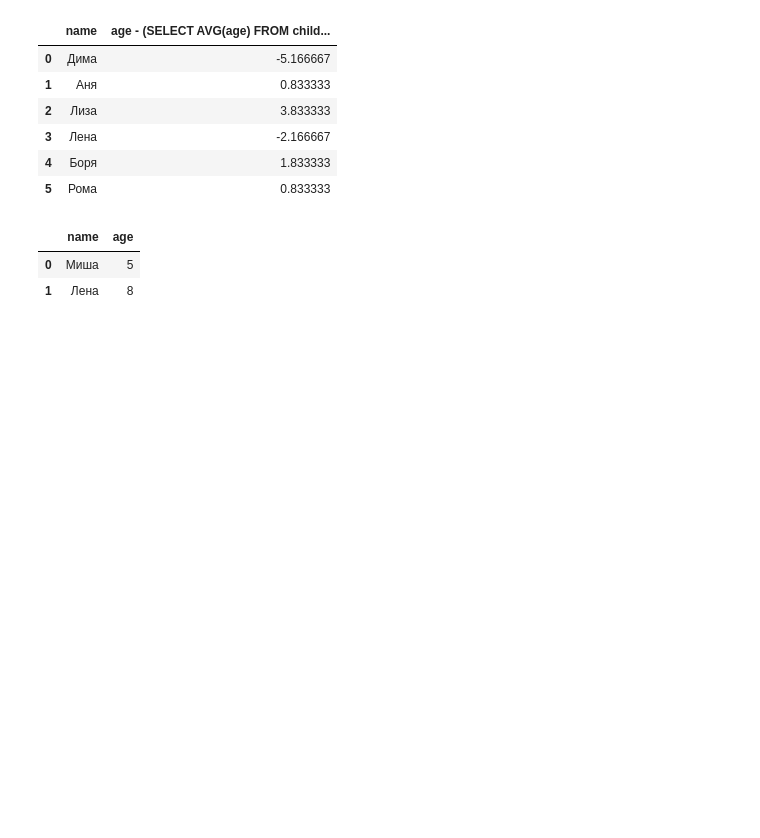
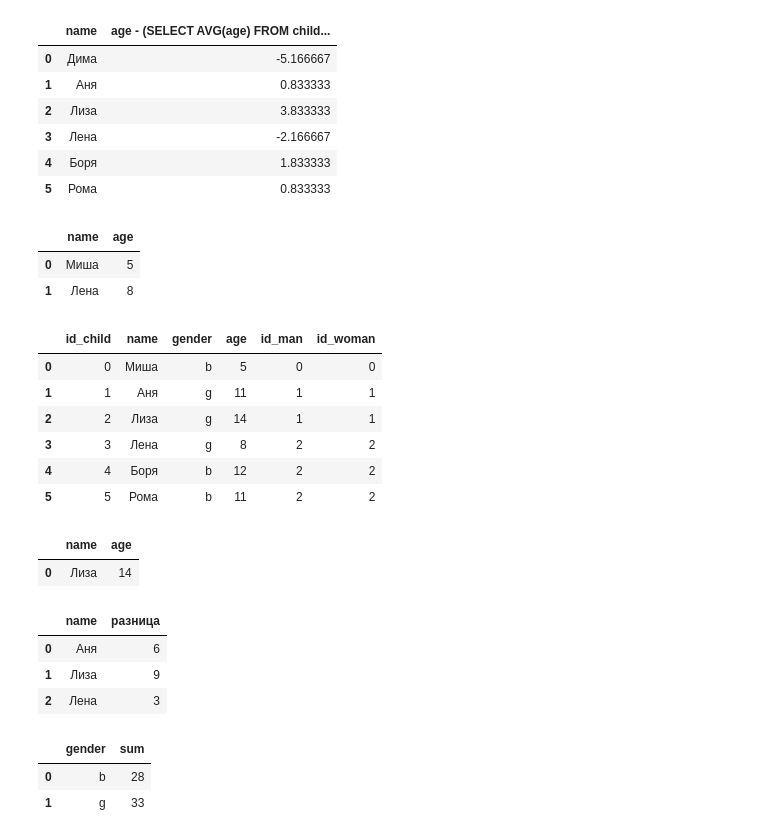
Before and after one commit to gbrs/sql_imitation_in_pandas, a Jupyter notebook: pandas_sql.ipynb, the cells around one changed output. Cells and saved outputs as stored; diff of their text form; code cells hidden in the pictures; blank space fills up the shorter version.

```diff
--- a/pandas_sql.ipynb
+++ b/pandas_sql.ipynb
@@ -259,3 +259,42 @@ sqldf(q)
 |  | name | age |
 | 0 | Миша | 5 |
 | 1 | Лена | 8 |
+# %%
+children
+# %% [output]
+|  | id_child | name | gender | age | id_man | id_woman |
+| 0 | 0 | Миша | b | 5 | 0 | 0 |
+| 1 | 1 | Аня | g | 11 | 1 | 1 |
+| 2 | 2 | Лиза | g | 14 | 1 | 1 |
+| 3 | 3 | Лена | g | 8 | 2 | 2 |
+| 4 | 4 | Боря | b | 12 | 2 | 2 |
+| 5 | 5 | Рома | b | 11 | 2 | 2 |
+# %%
+'вывести имя старшего ребенка'
+q = '''SELECT name, age
+       FROM children
+       WHERE age = (SELECT MAX(age) FROM children);'''
+sqldf(q)
+# %% [output]
+|  | name | age |
+| 0 | Лиза | 14 |
+# %%
+'на сколько каждая девочка старше самого младшего ребенка'
+q = '''SELECT name, age - (SELECT MIN(age) FROM children) 'разница'
+       FROM children
+       WHERE gender = 'g';'''
+sqldf(q)
+# %% [output]
+|  | name | разница |
+| 0 | Аня | 6 |
+| 1 | Лиза | 9 |
+| 2 | Лена | 3 |
+# %%
+q = '''SELECT gender, SUM(age) sum
+       FROM children c
+       GROUP BY gender;'''
+sqldf(q)
+# %% [output]
+|  | gender | sum |
+| 0 | b | 28 |
+| 1 | g | 33 |
```
